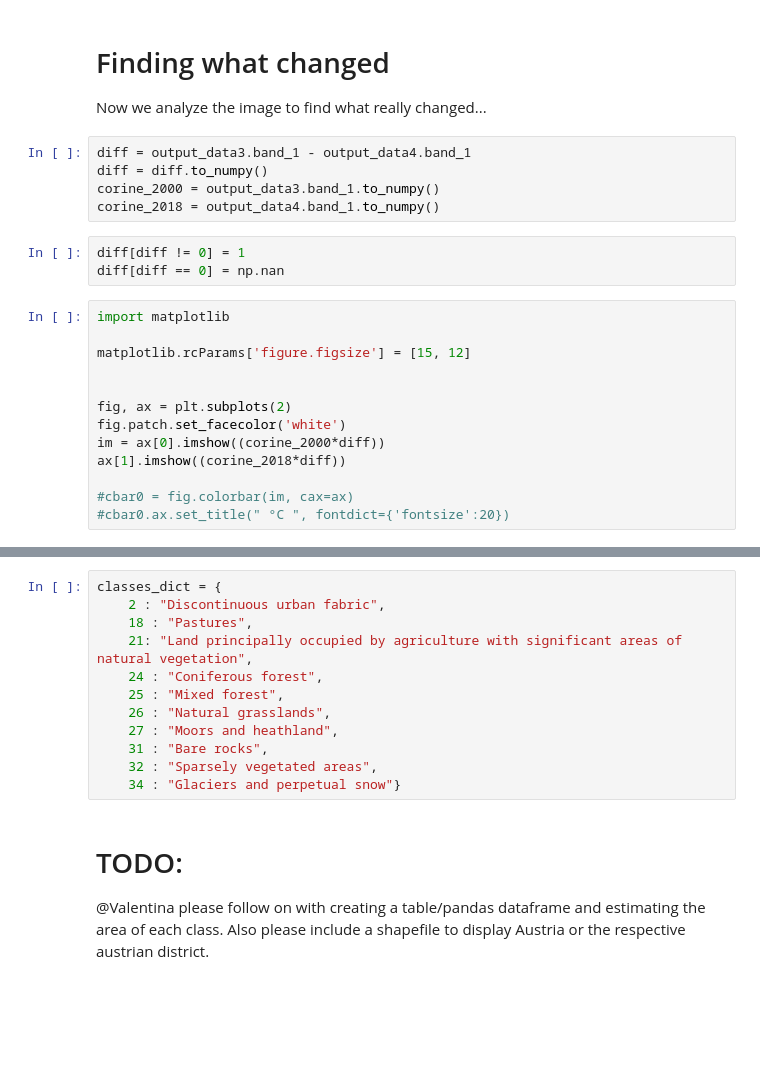
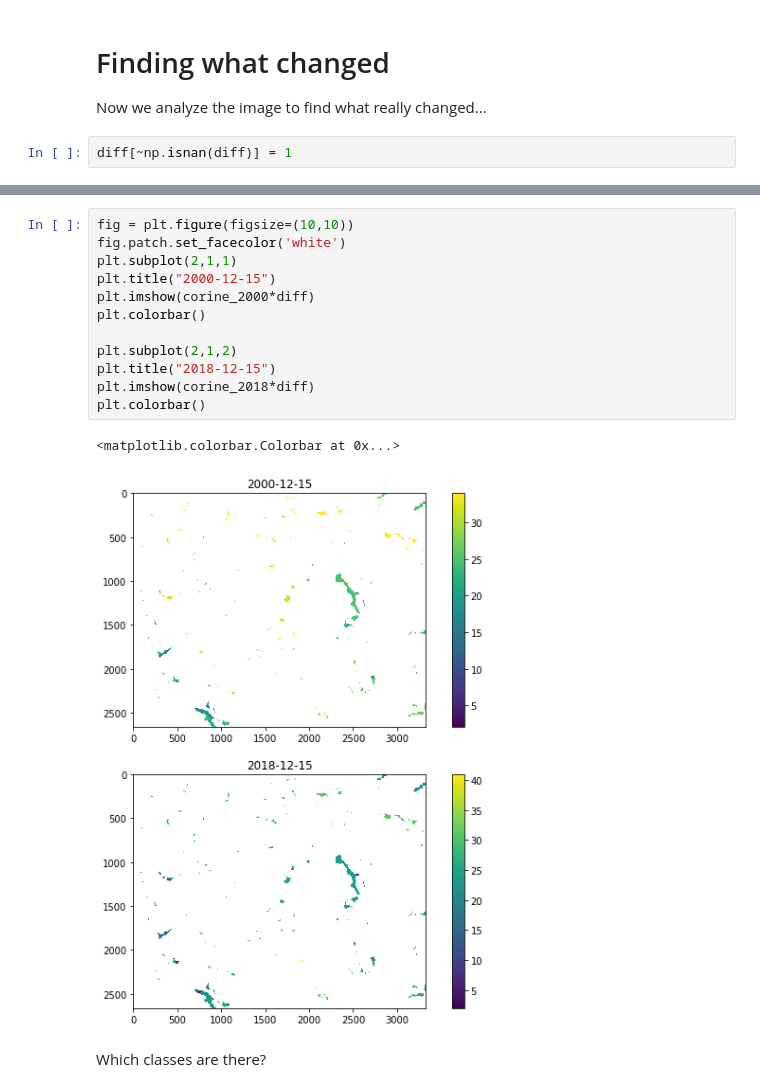
Before and after one commit to openEOPlatform/LPS_presentations, a Jupyter notebook: demos/EODC_ARD_processing/openEO demo 03 - Corine Land Cover Alps.ipynb, the cells around one changed output, grey strips where cells are left out. Cells and saved outputs as stored; diff of their text form; blank space fills up the shorter version.

```diff
--- a/demos/EODC_ARD_processing/openEO demo 03 - Corine Land Cover Alps.ipynb
+++ b/demos/EODC_ARD_processing/openEO demo 03 - Corine Land Cover Alps.ipynb
@@ -177,24 +180,5 @@ plt.colorbar()
 # Finding what changed
 
 Now we analyze the image to find what really changed...
-# %%
-diff = output_data3.band_1 - output_data4.band_1
-diff = diff.to_numpy()
-corine_2000 = output_data3.band_1.to_numpy()
-corine_2018 = output_data4.band_1.to_numpy()
 # %%
-diff[diff != 0] = 1
-diff[diff == 0] = np.nan
+diff[~np.isnan(diff)] = 1
-# %%
-import matplotlib
-
-matplotlib.rcParams['figure.figsize'] = [15, 12]
-
-
-fig, ax = plt.subplots(2)
-fig.patch.set_facecolor('white')
-im = ax[0].imshow((corine_2000*diff))
-ax[1].imshow((corine_2018*diff))
-
-#cbar0 = fig.colorbar(im, cax=ax)
-#cbar0.ax.set_title(" °C ", fontdict={'fontsize':20})
@@ -233,17 +185,17 @@ print(frequencies.astype("int64"))
-# %%
-classes_dict = {
-    2 : "Discontinuous urban fabric",
-    18 : "Pastures",
-    21: "Land principally occupied by agriculture with significant areas of natural vegetation",
-    24 : "Coniferous forest",
-    25 : "Mixed forest",
-    26 : "Natural grasslands",
-    27 : "Moors and heathland",
-    31 : "Bare rocks",
-    32 : "Sparsely vegetated areas",
-    34 : "Glaciers and perpetual snow"}
-# %% [markdown]
-# TODO:
-
-@Valentina please follow on with creating a table/pandas dataframe and estimating the area of each class.
-Also please include a shapefile to display Austria or the respective austrian district.
+# %%
+fig = plt.figure(figsize=(10,10))
+fig.patch.set_facecolor('white')
+plt.subplot(2,1,1)
+plt.title("2000-12-15")
+plt.imshow(corine_2000*diff)
+plt.colorbar()
+
+plt.subplot(2,1,2)
+plt.title("2018-12-15")
+plt.imshow(corine_2018*diff)
+plt.colorbar()
+# %% [output]
+<matplotlib.colorbar.Colorbar at 0x...>
+[figure, added]
+# %% [markdown]
+Which classes are there?
```
Also changed, not shown: parts of 19 cells of this notebook.
